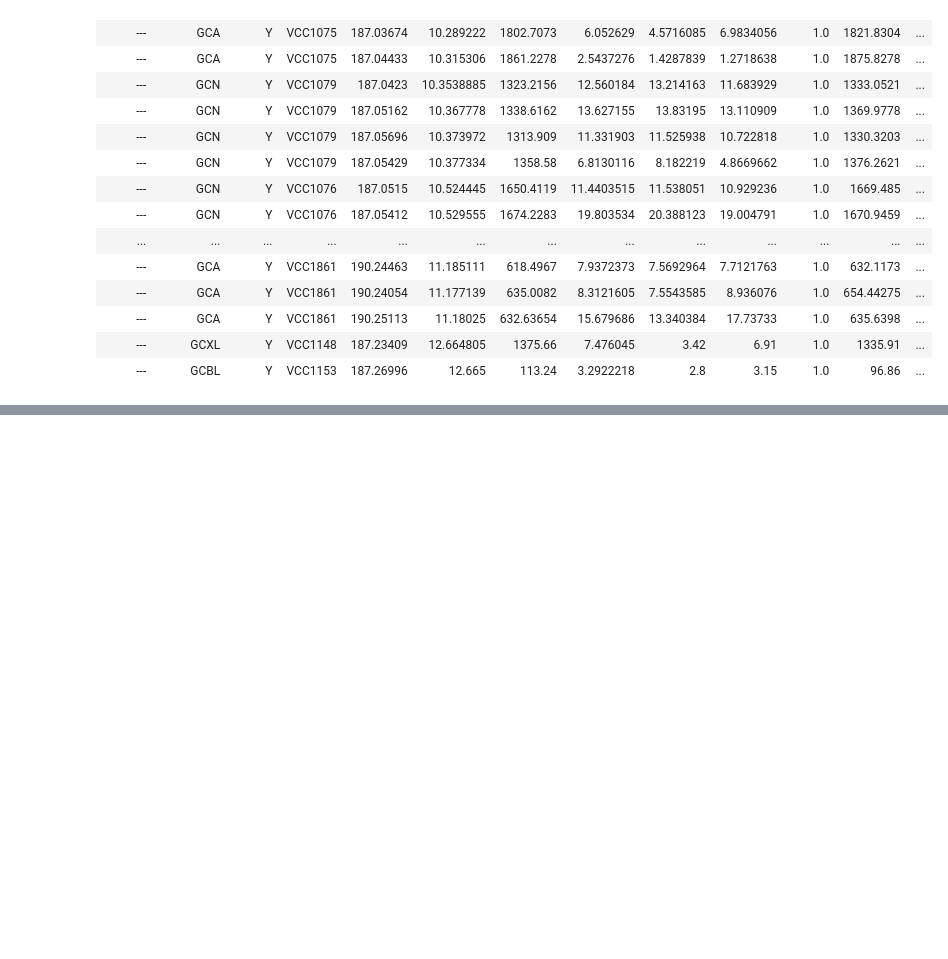
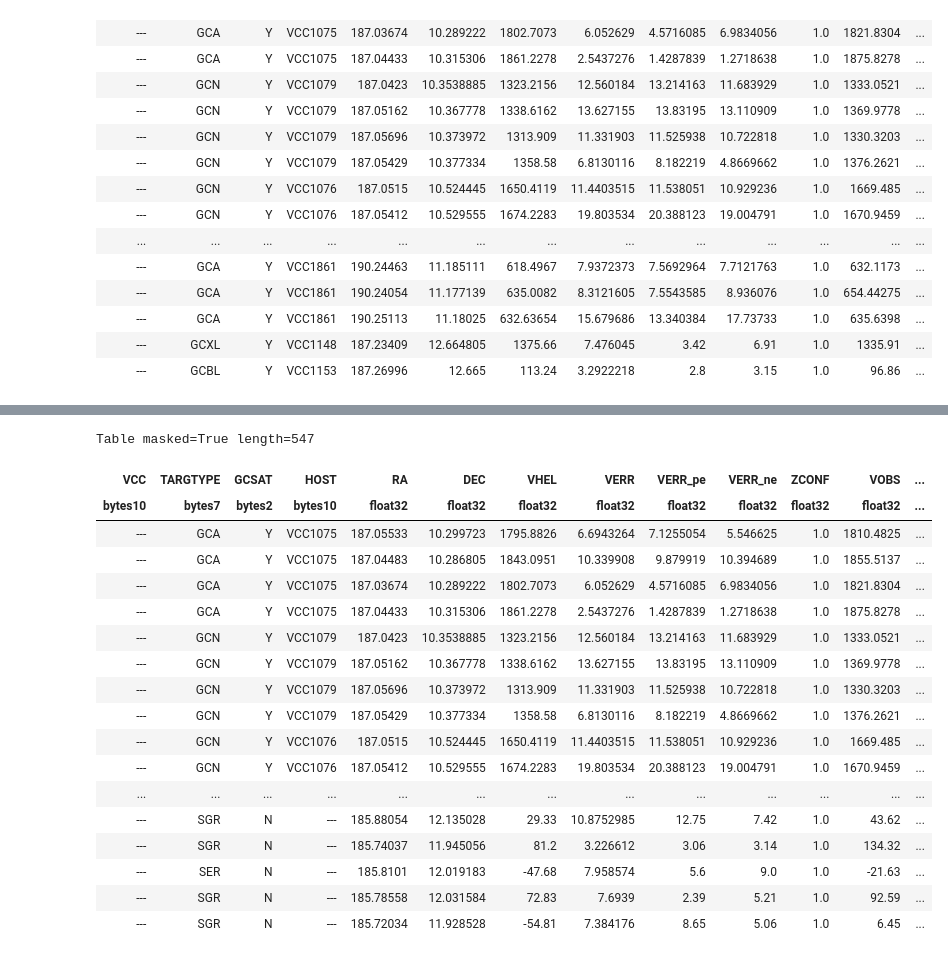
Before and after one commit to kadri-nizam/SIP2019, a Jupyter notebook: keshav/ast 06 (keshav).ipynb, the cells around one changed output, grey strips where cells are left out. Saved outputs shown, nothing was run; the diff lists cells and outputs as text; code cells hidden in the pictures; blank space fills up the shorter version.

```diff
--- a/keshav/ast 06 (keshav).ipynb
+++ b/keshav/ast 06 (keshav).ipynb
@@ -273,0 +358,22 @@ Table length=19
+# %%
+Stacked
+# %% [output]
+Table masked=True length=547
+| VCC | TARGTYPE | GCSAT | HOST | RA | DEC | VHEL | VERR | VERR_pe | VERR_ne | ZCONF | VOBS | ... |
+| bytes10 | bytes7 | bytes2 | bytes10 | float32 | float32 | float32 | float32 | float32 | float32 | float32 | float32 | ... |
+| --- | GCA | Y | VCC1075 | 187.05533 | 10.299723 | 1795.8826 | 6.6943264 | 7.1255054 | 5.546625 | 1.0 | 1810.4825 | ... |
+| --- | GCA | Y | VCC1075 | 187.04483 | 10.286805 | 1843.0951 | 10.339908 | 9.879919 | 10.394689 | 1.0 | 1855.5137 | ... |
+| --- | GCA | Y | VCC1075 | 187.03674 | 10.289222 | 1802.7073 | 6.052629 | 4.5716085 | 6.9834056 | 1.0 | 1821.8304 | ... |
+| --- | GCA | Y | VCC1075 | 187.04433 | 10.315306 | 1861.2278 | 2.5437276 | 1.4287839 | 1.2718638 | 1.0 | 1875.8278 | ... |
+| --- | GCN | Y | VCC1079 | 187.0423 | 10.3538885 | 1323.2156 | 12.560184 | 13.214163 | 11.683929 | 1.0 | 1333.0521 | ... |
+| --- | GCN | Y | VCC1079 | 187.05162 | 10.367778 | 1338.6162 | 13.627155 | 13.83195 | 13.110909 | 1.0 | 1369.9778 | ... |
+| --- | GCN | Y | VCC1079 | 187.05696 | 10.373972 | 1313.909 | 11.331903 | 11.525938 | 10.722818 | 1.0 | 1330.3203 | ... |
+| --- | GCN | Y | VCC1079 | 187.05429 | 10.377334 | 1358.58 | 6.8130116 | 8.182219 | 4.8669662 | 1.0 | 1376.2621 | ... |
+| --- | GCN | Y | VCC1076 | 187.0515 | 10.524445 | 1650.4119 | 11.4403515 | 11.538051 | 10.929236 | 1.0 | 1669.485 | ... |
+| --- | GCN | Y | VCC1076 | 187.05412 | 10.529555 | 1674.2283 | 19.803534 | 20.388123 | 19.004791 | 1.0 | 1670.9459 | ... |
+| ... | ... | ... | ... | ... | ... | ... | ... | ... | ... | ... | ... | ... |
+| --- | SGR | N | --- | 185.88054 | 12.135028 | 29.33 | 10.8752985 | 12.75 | 7.42 | 1.0 | 43.62 | ... |
+| --- | SGR | N | --- | 185.74037 | 11.945056 | 81.2 | 3.226612 | 3.06 | 3.14 | 1.0 | 134.32 | ... |
+| --- | SER | N | --- | 185.8101 | 12.019183 | -47.68 | 7.958574 | 5.6 | 9.0 | 1.0 | -21.63 | ... |
+| --- | SGR | N | --- | 185.78558 | 12.031584 | 72.83 | 7.6939 | 2.39 | 5.21 | 1.0 | 92.59 | ... |
+| --- | SGR | N | --- | 185.72034 | 11.928528 | -54.81 | 7.384176 | 8.65 | 5.06 | 1.0 | 6.45 | ... |
```
Also changed, not shown: parts of 11 cells of this notebook, 5 other files.
